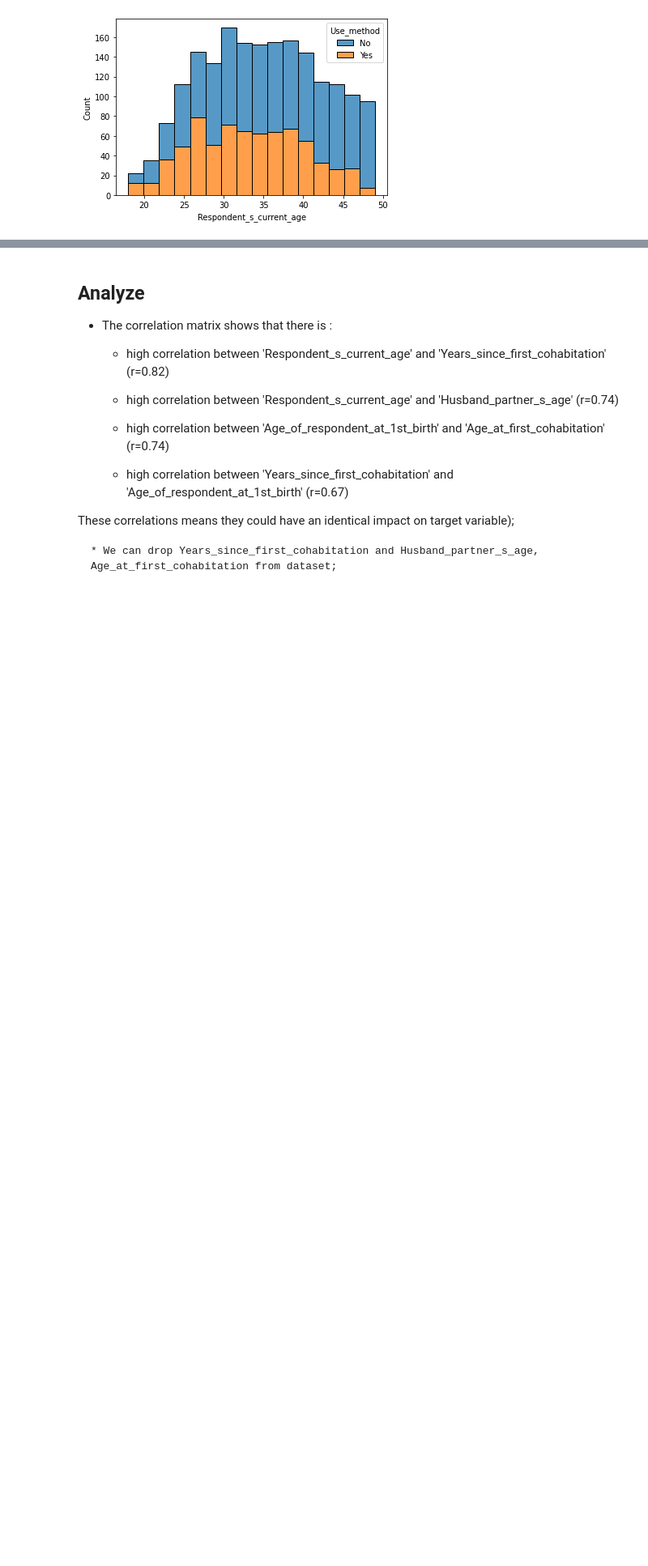
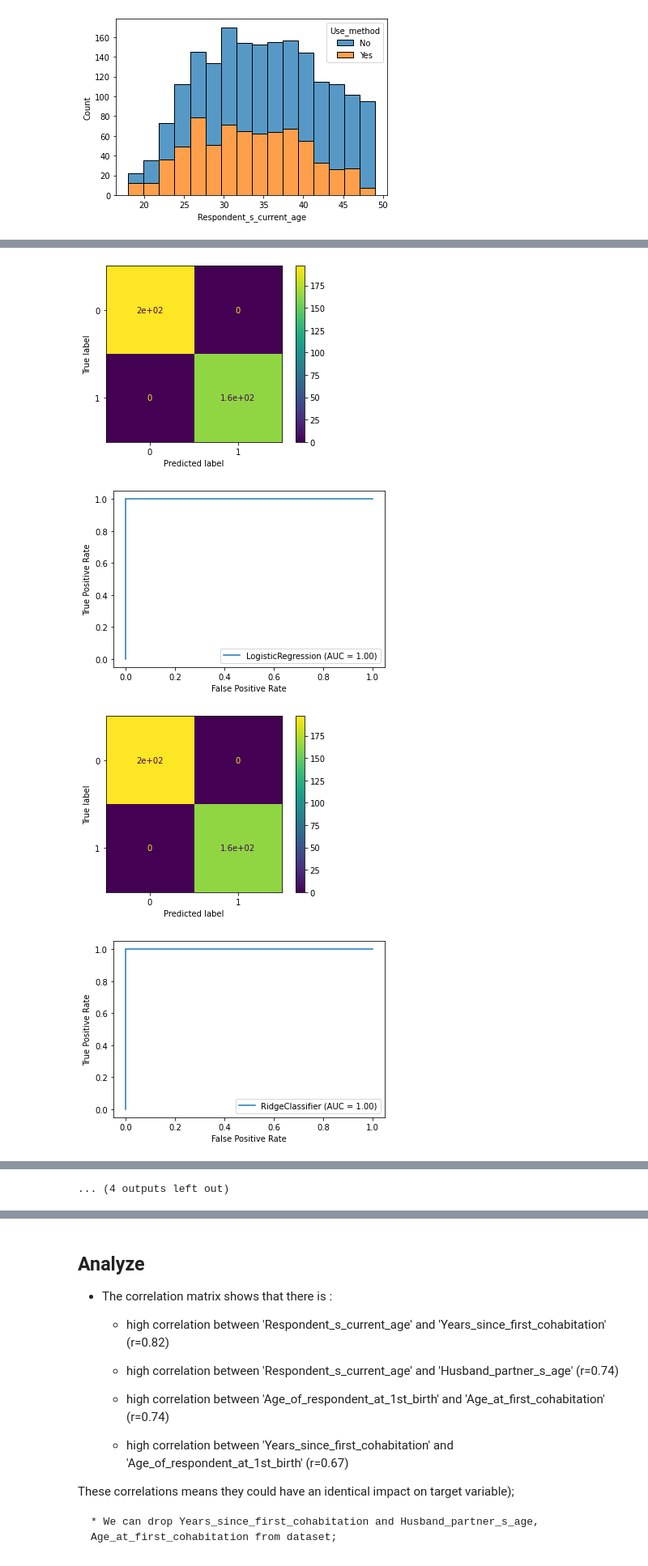
Before and after one commit to MMasson1988/Capstone-s-Project, a Jupyter notebook: Contraception_Project.ipynb, the cells around one changed output, grey strips where cells are left out. Shown at 81% size. Cells and saved outputs as stored; diff of their text form; code cells hidden in the pictures; blank space fills up the shorter version.

```diff
--- a/Contraception_Project.ipynb
+++ b/Contraception_Project.ipynb
@@ -530,0 +633,7 @@ Text(0.5, 1.0, 'Correlation HeatMap')
+# %%
+classifiers = {"DecisionTreeClassifier": DecisionTreeClassifier()}
+# %%
+for key, classifier in classifiers.items():
+    classifier.fit(X_train, y_train)
+    training_score = cross_val_score(classifier, X_train, y_train, cv=5)
+    print("Classifiers: ", classifier.__class__.__name__, "Has a training score of", round(training_score.mean(), 2) * 100, "% accuracy score")
@@ -530,0 +642,10 @@ Text(0.5, 1.0, 'Correlation HeatMap')
+# %%
+tree_params = {"criterion": ["gini", "entropy"], "splitter": ["best", "random"],
+               "max_depth": list(range(2,8,1)), "min_samples_leaf": list(range(5,10,1)),
+               "max_features": ['auto', 'sqrt', 'log2']}
+grid_tree = GridSearchCV(DecisionTreeClassifier(), tree_params)
+grid_tree.fit(X_train, y_train)
+
+# tree best estimator
+tree_clf = grid_tree.best_estimator_
+print('Best Estimators: ', tree_clf)
@@ -530,0 +664,5 @@ Text(0.5, 1.0, 'Correlation HeatMap')
+# %%
+#Model creation
+tree = DecisionTreeClassifier(criterion='entropy', max_depth=6, max_features='auto',
+                       min_samples_leaf=5)
+tree.fit(X_train, y_train)
@@ -530,0 +706,25 @@ Text(0.5, 1.0, 'Correlation HeatMap')
+# %%
+# Let's a machine leraning model that fit the data
+import time
+from sklearn.naive_bayes import BernoulliNB
+from sklearn.metrics import plot_confusion_matrix
+from sklearn.metrics import plot_roc_curve
+times_list = []
+scores = []
+model_names = ["LogisticRegression","RidgeClassifier","AdaBoostClassifier","GradientBoostingClassifier","RandomForestClassifier","DecisionTreeClassifier","KNeighborsClassifier","NaiveBayes"]
+models = [LogisticRegression(),RidgeClassifier(),AdaBoostClassifier(),GradientBoostingClassifier(),RandomForestClassifier(),DecisionTreeClassifier(),KNeighborsClassifier(),BernoulliNB()]
+for model in models:
+  start = time.time()
+  model.fit(X_train,y_train)
+  end = time.time()
+  times_list.append(end-start)
+  scores.append( model.score(X_test,y_test))
+  plot_confusion_matrix(model,X_test,y_test)
+  plot_roc_curve(model,X_test,y_test)
+
+contrac = pd.DataFrame(dict(names=model_names,scores=scores,times=times_list))
+# %% [output]
+[figure, added]
+[figure, added]
+[figure, added]
+[figure, added]
@@ -530,0 +739 @@ Text(0.5, 1.0, 'Correlation HeatMap')
+... (4 outputs left out)
```
Also changed, not shown: parts of 60 cells of this notebook.
